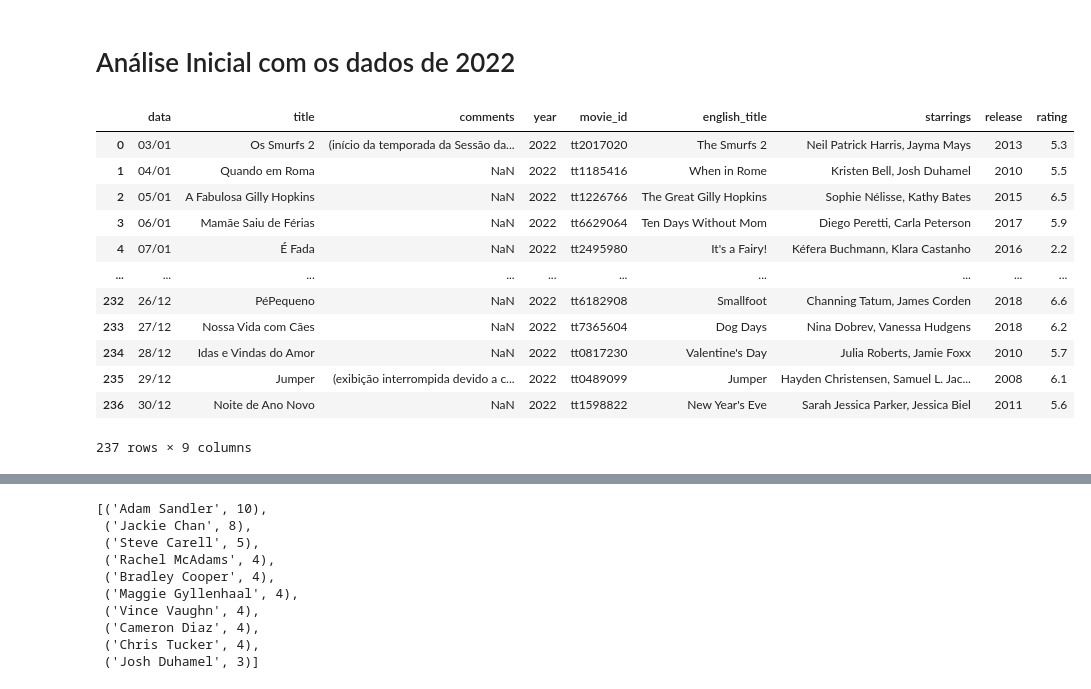
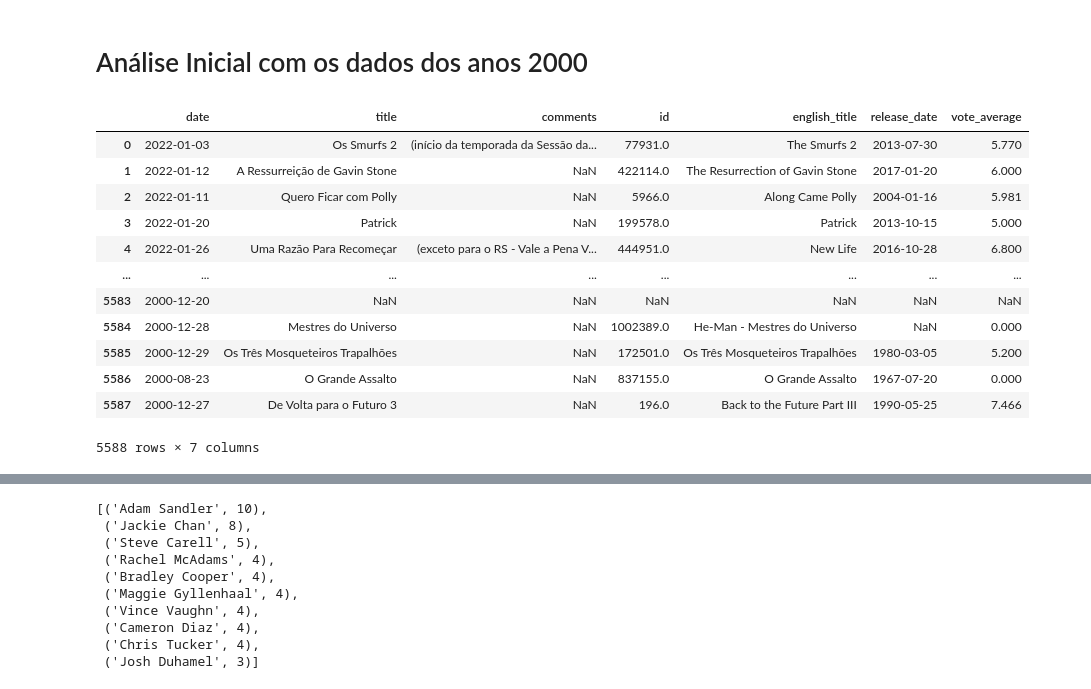
Before and after one commit to erlonL/SessaodaTarde, a Jupyter notebook: Analysis.ipynb, the cells around one changed output, grey strips where cells are left out. Cells and saved outputs as stored; diff of their text form; code cells hidden in the pictures.

```diff
--- a/Analysis.ipynb
+++ b/Analysis.ipynb
@@ -3,21 +3,21 @@ import pandas as pd
 import seaborn as sns
 import matplotlib.pyplot as plt
 # %% [markdown]
-# Análise Inicial com os dados de 2022
+# Análise Inicial com os dados dos anos 2000
 # %%
-df = pd.read_csv('datasets/sdt2022(2).csv')
+df = pd.read_csv('datasets/sdt2000s.csv')
 df
 # %% [output]
-|  | data | title | comments | year | movie_id | english_title | starrings | release | rating |
-| 0 | 03/01 | Os Smurfs 2 | (início da temporada da Sessão da... | 2022 | tt2017020 | The Smurfs 2 | Neil Patrick Harris, Jayma Mays | 2013 | 5.3 |
-| 1 | 04/01 | Quando em Roma | NaN | 2022 | tt1185416 | When in Rome | Kristen Bell, Josh Duhamel | 2010 | 5.5 |
-| 2 | 05/01 | A Fabulosa Gilly Hopkins | NaN | 2022 | tt1226766 | The Great Gilly Hopkins | Sophie Nélisse, Kathy Bates | 2015 | 6.5 |
-| 3 | 06/01 | Mamãe Saiu de Férias | NaN | 2022 | tt6629064 | Ten Days Without Mom | Diego Peretti, Carla Peterson | 2017 | 5.9 |
-| 4 | 07/01 | É Fada | NaN | 2022 | tt2495980 | It's a Fairy! | Kéfera Buchmann, Klara Castanho | 2016 | 2.2 |
-| ... | ... | ... | ... | ... | ... | ... | ... | ... | ... |
-| 232 | 26/12 | PéPequeno | NaN | 2022 | tt6182908 | Smallfoot | Channing Tatum, James Corden | 2018 | 6.6 |
-| 233 | 27/12 | Nossa Vida com Cães | NaN | 2022 | tt7365604 | Dog Days | Nina Dobrev, Vanessa Hudgens | 2018 | 6.2 |
-| 234 | 28/12 | Idas e Vindas do Amor | NaN | 2022 | tt0817230 | Valentine's Day | Julia Roberts, Jamie Foxx | 2010 | 5.7 |
-| 235 | 29/12 | Jumper | (exibição interrompida devido a c... | 2022 | tt0489099 | Jumper | Hayden Christensen, Samuel L. Jac... | 2008 | 6.1 |
-| 236 | 30/12 | Noite de Ano Novo | NaN | 2022 | tt1598822 | New Year's Eve | Sarah Jessica Parker, Jessica Biel | 2011 | 5.6 |
+|  | date | title | comments | id | english_title | release_date | vote_average |
+| 0 | 2022-01-03 | Os Smurfs 2 | (início da temporada da Sessão da... | 77931.0 | The Smurfs 2 | 2013-07-30 | 5.770 |
+| 1 | 2022-01-12 | A Ressurreição de Gavin Stone | NaN | 422114.0 | The Resurrection of Gavin Stone | 2017-01-20 | 6.000 |
+| 2 | 2022-01-11 | Quero Ficar com Polly | NaN | 5966.0 | Along Came Polly | 2004-01-16 | 5.981 |
+| 3 | 2022-01-20 | Patrick | NaN | 199578.0 | Patrick | 2013-10-15 | 5.000 |
+| 4 | 2022-01-26 | Uma Razão Para Recomeçar | (exceto para o RS - Vale a Pena V... | 444951.0 | New Life | 2016-10-28 | 6.800 |
+| ... | ... | ... | ... | ... | ... | ... | ... |
+| 5583 | 2000-12-20 | NaN | NaN | NaN | NaN | NaN | NaN |
+| 5584 | 2000-12-28 | Mestres do Universo | NaN | 1002389.0 | He-Man - Mestres do Universo | NaN | 0.000 |
+| 5585 | 2000-12-29 | Os Três Mosqueteiros Trapalhões | NaN | 172501.0 | Os Três Mosqueteiros Trapalhões | 1980-03-05 | 5.200 |
+| 5586 | 2000-08-23 | O Grande Assalto | NaN | 837155.0 | O Grande Assalto | 1967-07-20 | 0.000 |
+| 5587 | 2000-12-27 | De Volta para o Futuro 3 | NaN | 196.0 | Back to the Future Part III | 1990-05-25 | 7.466 |
-237 rows × 9 columns
+5588 rows × 7 columns
```
Also changed, not shown: parts of 15 cells of this notebook, 3 other files.
